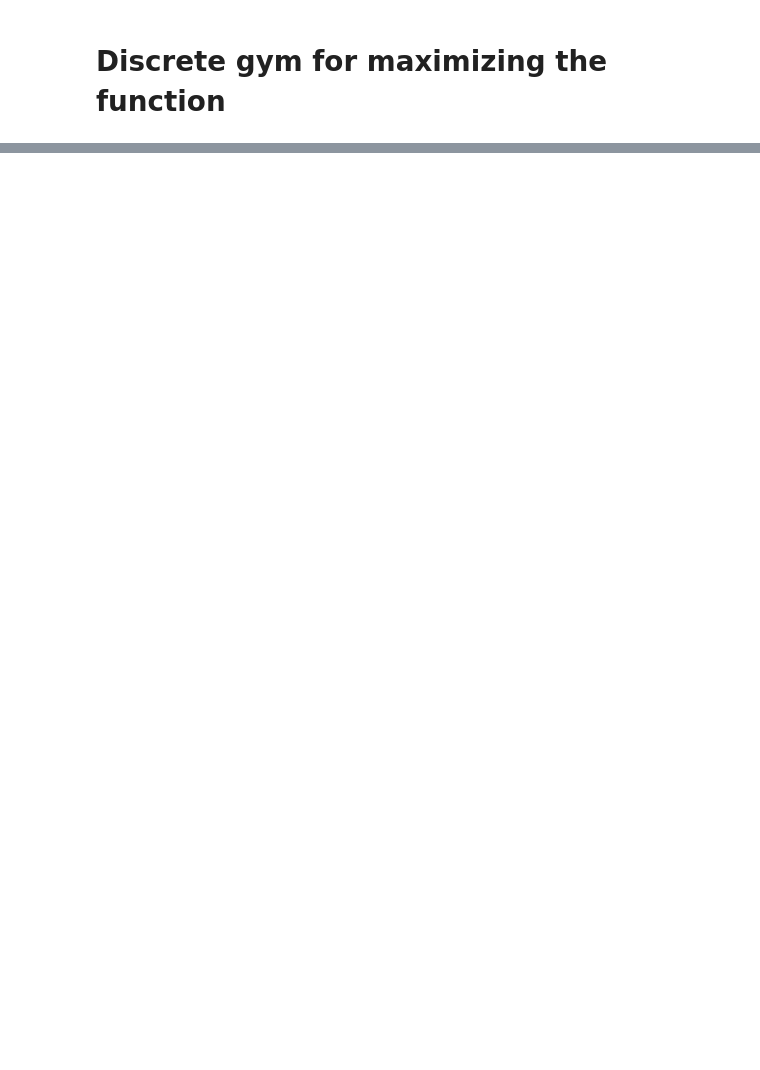
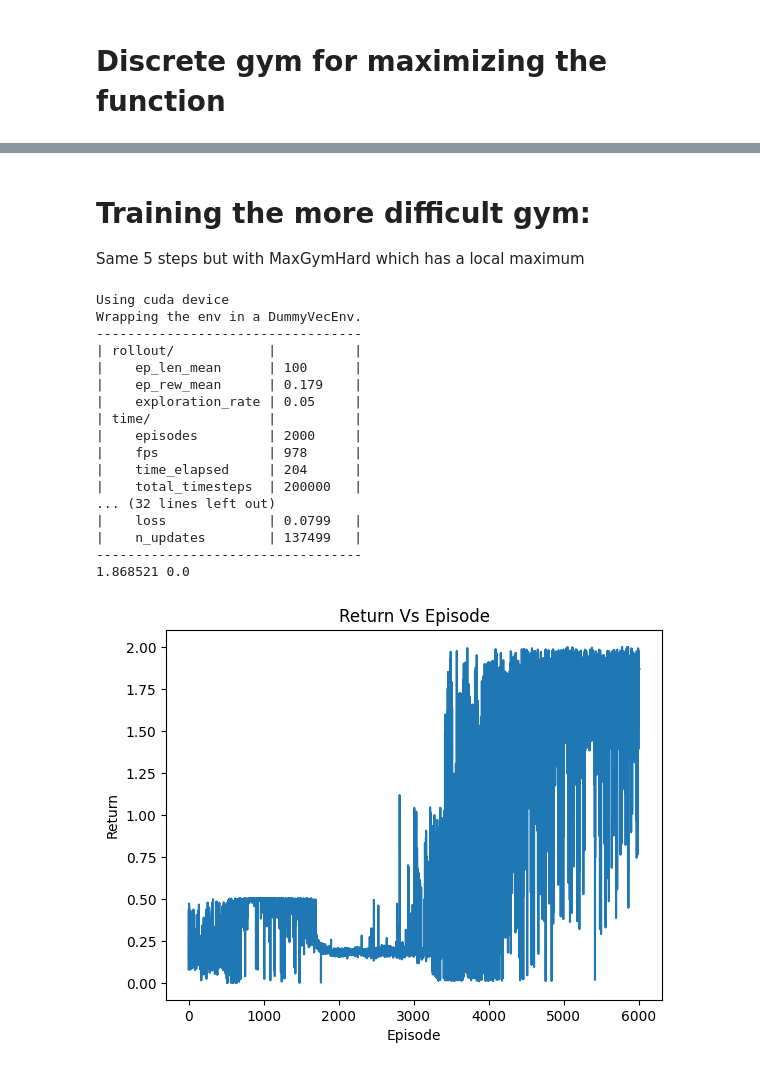
Before and after one commit to L-2-G/L-2-G.github.io, a Jupyter notebook: gyms/Simple Gym.ipynb, the cells around one changed output, grey strips where cells are left out. Cells and saved outputs as stored; diff of their text form; code cells hidden in the pictures; blank space fills up the shorter version.

```diff
--- a/gyms/Simple Gym.ipynb
+++ b/gyms/Simple Gym.ipynb
@@ -123 +196,43 @@ gym.envs.register(
+# %% [markdown]
+# Training the more difficult gym:
+
+Same 5 steps but with MaxGymHard which has a local maximum
+# %%
+#Instantiate the more difficult environment
+env = gym.make("MaxGymHard-v0")
+m_env = Monitor(env)
+
+# Instantiate the agent
+model = DQN("MlpPolicy", m_env, verbose=1)
+# Train the agent and display a progress bar
+model.learn(total_timesteps=int(6e5),log_interval=int(2e3))
+
+mean_reward, std_reward = evaluate_policy(model, model.get_env(), n_eval_episodes=10)
+
+print(mean_reward,std_reward)
+
+plt.plot(m_env.get_episode_rewards())
+plt.title("Return Vs Episode")
+plt.xlabel("Episode")
+plt.ylabel("Return")
+plt.show()
+# %% [output]
+Using cuda device
+Wrapping the env in a DummyVecEnv.
+----------------------------------
+| rollout/            |          |
+|    ep_len_mean      | 100      |
+|    ep_rew_mean      | 0.179    |
+|    exploration_rate | 0.05     |
+| time/               |          |
+|    episodes         | 2000     |
+|    fps              | 978      |
+|    time_elapsed     | 204      |
+|    total_timesteps  | 200000   |
+... (32 lines left out)
+|    loss             | 0.0799   |
+|    n_updates        | 137499   |
+----------------------------------
+1.868521 0.0
+[figure, added]
 # %% [markdown]
```
Also changed, not shown: parts of 12 cells of this notebook.
